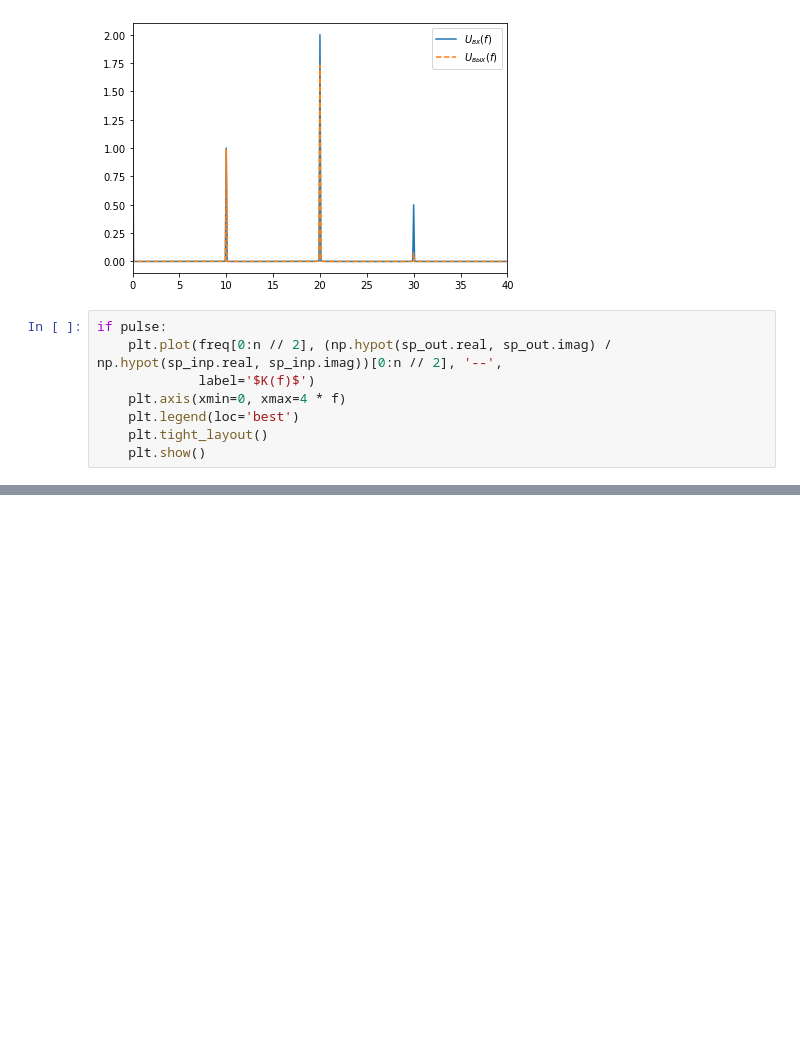
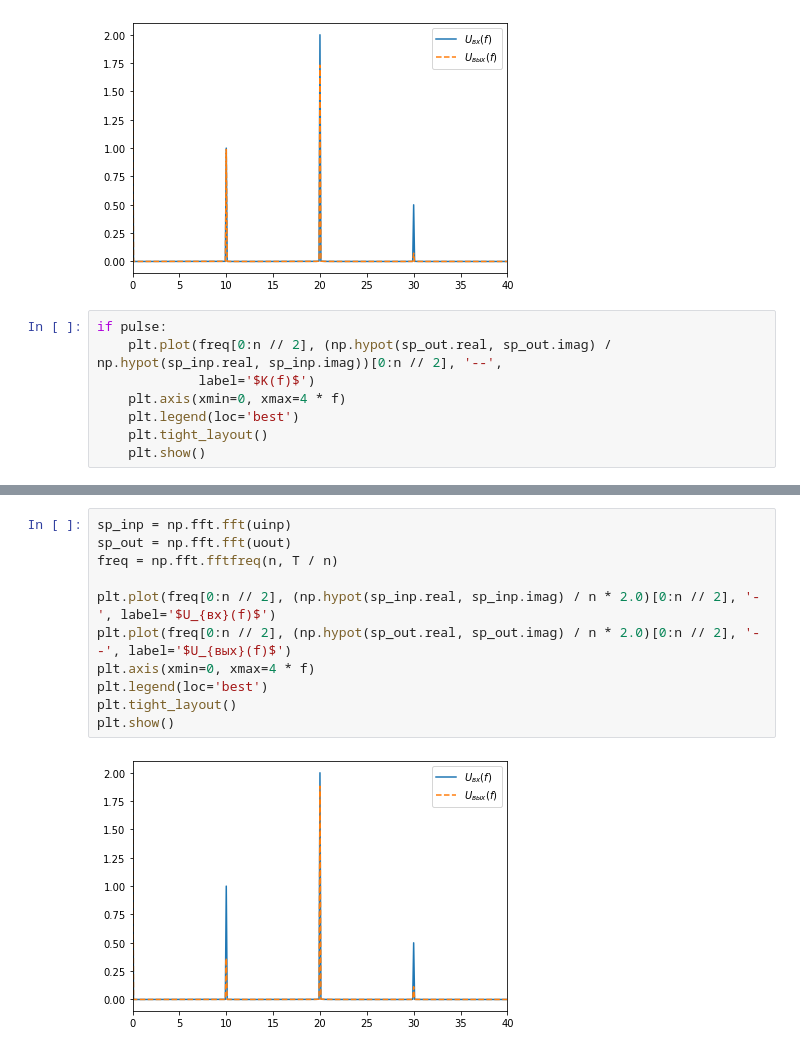
Before and after one commit to DaniilSysoev/opisis_sem_6, a Jupyter notebook: Описис_сем_6.ipynb, the cells around one changed output, grey strips where cells are left out. Cells and saved outputs as stored; diff of their text form; blank space fills up the shorter version.

```diff
--- a/Описис_сем_6.ipynb
+++ b/Описис_сем_6.ipynb
@@ -202,0 +301,13 @@ if pulse:
+# %%
+sp_inp = np.fft.fft(uinp)
+sp_out = np.fft.fft(uout)
+freq = np.fft.fftfreq(n, T / n)
+
+plt.plot(freq[0:n // 2], (np.hypot(sp_inp.real, sp_inp.imag) / n * 2.0)[0:n // 2], '-', label='$U_{вх}(f)$')
+plt.plot(freq[0:n // 2], (np.hypot(sp_out.real, sp_out.imag) / n * 2.0)[0:n // 2], '--', label='$U_{вых}(f)$')
+plt.axis(xmin=0, xmax=4 * f)
+plt.legend(loc='best')
+plt.tight_layout()
+plt.show()
+# %% [output]
+[figure, added]
```
Also changed, not shown: parts of 21 cells of this notebook.
